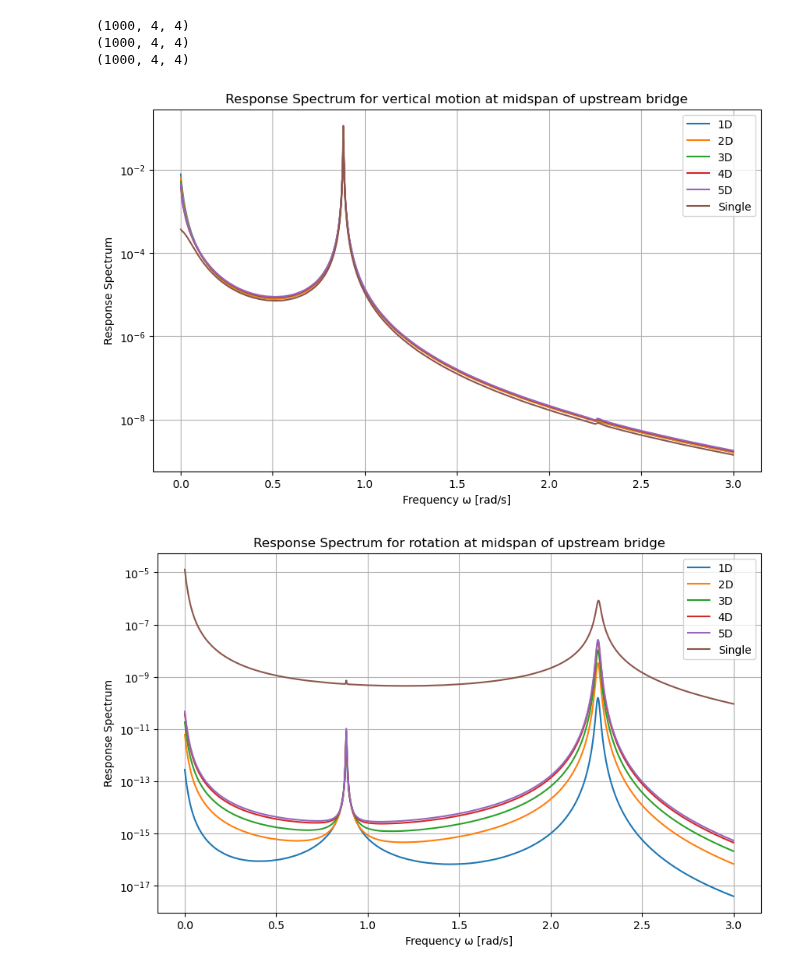
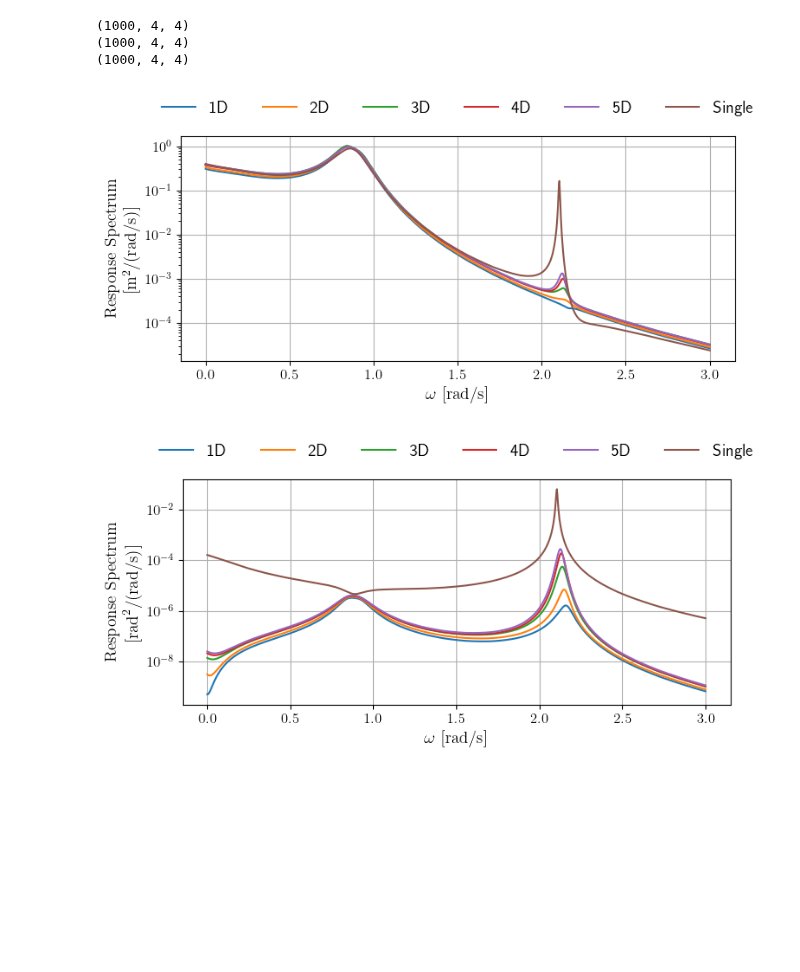
Before and after one commit to lineHRosland/FV_windtunnel_buffeting_flutter, a Jupyter notebook: HAR_INT/Buffeting/Buffeting.ipynb, the cells around one changed output. Saved outputs shown, nothing was run; the diff lists cells and outputs as text; code cells hidden in the pictures; blank space fills up the shorter version.

```diff
--- a/HAR_INT/Buffeting/Buffeting.ipynb
+++ b/HAR_INT/Buffeting/Buffeting.ipynb
@@ -43,8 +55,8 @@ b_w = 0.5 #Vertical turbulence co-spectrum coefficient
 c_u = 1.5 #Longitudinal turbulence co-spectrum coefficient
 c_w = 1.0 #Vertical turbulence co-spectrum coefficient
 
-kappa_u = b_u * np.sqrt((2*np.pi*omega_load/V)**2 + (1/(c_u*xL_u))**2)
-kappa_w = b_w * np.sqrt((2*np.pi*omega_load/V)**2 + (1/(c_w*xL_u))**2) #Non-dimensional frequency
+kappa_u = b_u * np.sqrt((omega_load/V)**2 + (1/(c_u*xL_u))**2)
+kappa_w = b_w * np.sqrt((omega_load/V)**2 + (1/(c_w*xL_u))**2) #Non-dimensional frequency
 # %%
 #Static coefficients
 names = [
@@ -580,17 +799,17 @@ H_5D = []
 H_Single = []
 
 for w in omega:
-    h_1D = np.linalg.inv(-w**2 * M + 1j * w * (C + Cae_1D_gen) + (K + Kae_1D_gen))
+    h_1D = np.linalg.inv(-w**2 * M + 1j * w * (C - Cae_1D_gen) + (K - Kae_1D_gen))
     H_1D.append(h_1D)
-    h_2D = np.linalg.inv(-w**2 * M + 1j * w * (C + Cae_2D_gen) + (K + Kae_2D_gen))
+    h_2D = np.linalg.inv(-w**2 * M + 1j * w * (C - Cae_2D_gen) + (K - Kae_2D_gen))
     H_2D.append(h_2D)
-    h_3D = np.linalg.inv(-w**2 * M + 1j * w * (C + Cae_3D_gen) + (K + Kae_3D_gen))
+    h_3D = np.linalg.inv(-w**2 * M + 1j * w * (C - Cae_3D_gen) + (K - Kae_3D_gen))
     H_3D.append(h_3D)
-    h_4D = np.linalg.inv(-w**2 * M + 1j * w * (C + Cae_4D_gen) + (K + Kae_4D_gen))
+    h_4D = np.linalg.inv(-w**2 * M + 1j * w * (C - Cae_4D_gen) + (K - Kae_4D_gen))
     H_4D.append(h_4D)
-    h_5D = np.linalg.inv(-w**2 * M + 1j * w * (C + Cae_5D_gen) + (K + Kae_5D_gen))
+    h_5D = np.linalg.inv(-w**2 * M + 1j * w * (C - Cae_5D_gen) + (K - Kae_5D_gen))
     H_5D.append(h_5D)
-    h_single = np.linalg.inv(-w**2 * M_single + 1j * w * (C_single + Cae_Single_gen) + (K_single + Kae_Single_gen))
+    h_single = np.linalg.inv(-w**2 * M_single + 1j * w * (C_single - Cae_Single_gen) + (K_single - Kae_Single_gen))
     H_Single.append(h_single)
 
 H_1D = np.array(H_1D)
@@ -665,17 +884,19 @@ S_r_5D_theta2 = S_r_5D_auto[:, 3::4]
 S_r_Single_z1 = S_r_Single_auto[:, 0::2]
 S_r_Single_theta1 = S_r_Single_auto[:, 1::2]
 # %%
-plt.figure(figsize=(10, 6))
+plt.figure(figsize=(8, 4))
 plt.plot(omega, S_r_1D_z1[:, 33], label="1D")
 plt.plot(omega, S_r_2D_z1[:, 33], label="2D")
 plt.plot(omega, S_r_3D_z1[:, 33], label="3D")
 plt.plot(omega, S_r_4D_z1[:, 33], label="4D")
 plt.plot(omega, S_r_5D_z1[:, 33], label="5D")
 plt.plot(omega, S_r_Single_z1[:, 33], label="Single")
-plt.xlabel("Frequency ω [rad/s]")
-plt.ylabel("Response Spectrum")
-plt.title("Response Spectrum for vertical motion at midspan of upstream bridge")
-plt.legend()
+plt.xlabel(r"$\omega~[\mathrm{rad/s}]$")
+plt.ylabel(r"$\mathrm{Response\ Spectrum}$" "\n" r"$[\mathrm{m}^2/\mathrm{(rad/s)}]$")
+#plt.title("Response Spectrum for vertical motion at midspan of upstream bridge")
+plt.legend(loc='lower center', bbox_to_anchor=(0.5, 1.02), ncol=6, frameon=False)
+plt.subplots_adjust(top=0.85)
+plt.tight_layout()
 plt.grid(True)
 #plt.xscale('log')
 plt.yscale('log')
@@ -683,56 +904,62 @@ plt.yscale('log')
 plt.savefig("Response_Spectrum_Upstream_Bridge_Vertical.png")
 plt.show()
 
-plt.figure(figsize=(10, 6))
+plt.figure(figsize=(8, 4))
 plt.plot(omega, S_r_1D_theta1[:, 33], label="1D")
 plt.plot(omega, S_r_2D_theta1[:, 33], label="2D")
 plt.plot(omega, S_r_3D_theta1[:, 33], label="3D")
 plt.plot(omega, S_r_4D_theta1[:, 33], label="4D")
 plt.plot(omega, S_r_5D_theta1[:, 33], label="5D")
 plt.plot(omega, S_r_Single_theta1[:, 33], label="Single")
-plt.xlabel("Frequency ω [rad/s]")
-plt.ylabel("Response Spectrum")
-plt.title("Response Spectrum for rotation at midspan of upstream bridge")
-plt.legend()
+plt.xlabel(r"$\omega~[\mathrm{rad/s}]$")
+plt.ylabel(r"$\mathrm{Response\ Spectrum}$" "\n" r"$[\mathrm{rad}^2/\mathrm{(rad/s)}]$")
+#plt.title("Response Spectrum for rotation at midspan of upstream bridge")
+plt.legend(loc='lower center', bbox_to_anchor=(0.5, 1.02), ncol=6, frameon=False)
+plt.subplots_adjust(top=0.85)
+plt.tight_layout()
 plt.grid(True)
 #plt.xscale('log')
 plt.yscale('log')
 plt.savefig("Response_Spectrum_Upstream_Bridge_Rotation.png")
 plt.show()
 
-plt.figure(figsize=(10, 6))
+plt.figure(figsize=(8, 4))
 plt.plot(omega, S_r_1D_z2[:, 33], label="1D")
 plt.plot(omega, S_r_2D_z2[:, 33], label="2D")
 plt.plot(omega, S_r_3D_z2[:, 33], label="3D")
 plt.plot(omega, S_r_4D_z2[:, 33], label="4D")
 plt.plot(omega, S_r_5D_z2[:, 33], label="5D")
 plt.plot(omega, S_r_Single_z1[:, 33], label="Single")
-plt.xlabel("Frequency ω [rad/s]")
-plt.ylabel("Response Spectrum")
-plt.title("Response Spectrum for vertical motion at midspan of downstream bridge")
-plt.legend()
+plt.xlabel(r"$\omega~[\mathrm{rad/s}]$")
+plt.ylabel(r"$\mathrm{Response\ Spectrum}$" "\n" r"$[\mathrm{m}^2/\mathrm{(rad/s)}]$")
+#plt.title("Response Spectrum for vertical motion at midspan of downstream bridge")
+plt.legend(loc='lower center', bbox_to_anchor=(0.5, 1.02), ncol=6, frameon=False)
+plt.subplots_adjust(top=0.85)
+plt.tight_layout()
 plt.grid(True)
 #plt.xscale('log')
 plt.yscale('log')
 plt.savefig("Response_Spectrum_Downstream_Bridge_Vertical.png")
 plt.show()
 
-plt.figure(figsize=(10, 6))
+plt.figure(figsize=(8, 4))
 plt.plot(omega, S_r_1D_theta2[:, 33], label="1D")
 plt.plot(omega, S_r_2D_theta2[:, 33], label="2D")
 plt.plot(omega, S_r_3D_theta2[:, 33], label="3D")
 plt.plot(omega, S_r_4D_theta2[:, 33], label="4D")
 plt.plot(omega, S_r_5D_theta2[:, 33], label="5D")
 plt.plot(omega, S_r_Single_theta1[:, 33], label="Single")
-plt.xlabel("Frequency ω [rad/s]")
-plt.ylabel("Response Spectrum")
-plt.title("Response Spectrum for rotation at midspan of downstream bridge")
-plt.legend()
+plt.xlabel(r"$\omega~[\mathrm{rad/s}]$")
+plt.ylabel(r"$\mathrm{Response\ Spectrum}$" "\n" r"$[\mathrm{rad}^2/\mathrm{(rad/s)}]$")
+#plt.title("Response Spectrum for rotation at midspan of downstream bridge")
+plt.legend(loc='lower center', bbox_to_anchor=(0.5, 1.02), ncol=6, frameon=False)
+plt.subplots_adjust(top=0.85)
+plt.tight_layout()
 plt.grid(True)
 #plt.xscale('log')
 plt.yscale('log')
 plt.savefig("Response_Spectrum_Downstream_Bridge_Rotation.png")
 plt.show()
 # %% [output]
-[figure, old version]
+[figure, new version]
-[figure, old version]
+[figure, new version]
```
Also changed, not shown: parts of 16 cells of this notebook, 3 other files.
